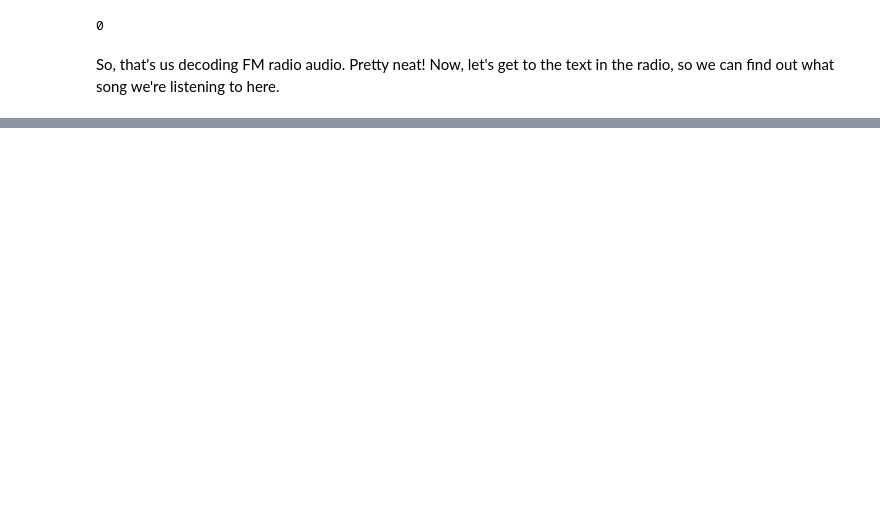
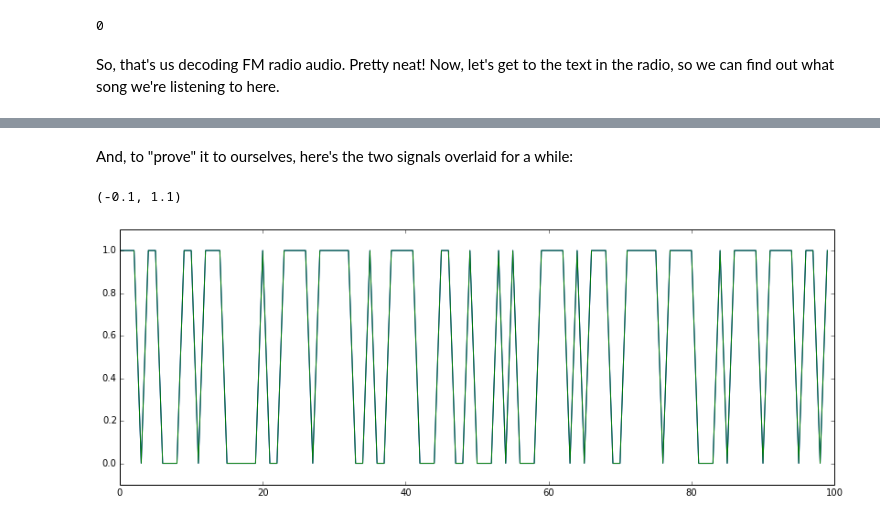
Before and after one commit to jbm9/sdr_snippets, a Jupyter notebook: web/gnuradio_and_ipython/2 Broadcast FM RDS Decode.ipynb, the cells around one changed output, grey strips where cells are left out. Cells and saved outputs as stored; diff of their text form; code cells hidden in the pictures; blank space fills up the shorter version.

```diff
--- a/web/gnuradio_and_ipython/2 Broadcast FM RDS Decode.ipynb
+++ b/web/gnuradio_and_ipython/2 Broadcast FM RDS Decode.ipynb
@@ -417,0 +493,9 @@ ylim(-0.1, 1.1)
+# %% [markdown]
+And, to "prove" it to ourselves, here's the two signals overlaid for a while:
+# %%
+plot(bitstream_downmix[100:200])
+plot(bitstream_complex[100:200])
+ylim(-0.1, 1.1)
+# %% [output]
+(-0.1, 1.1)
+[figure, added]
```
Also changed, not shown: parts of 33 cells of this notebook.
